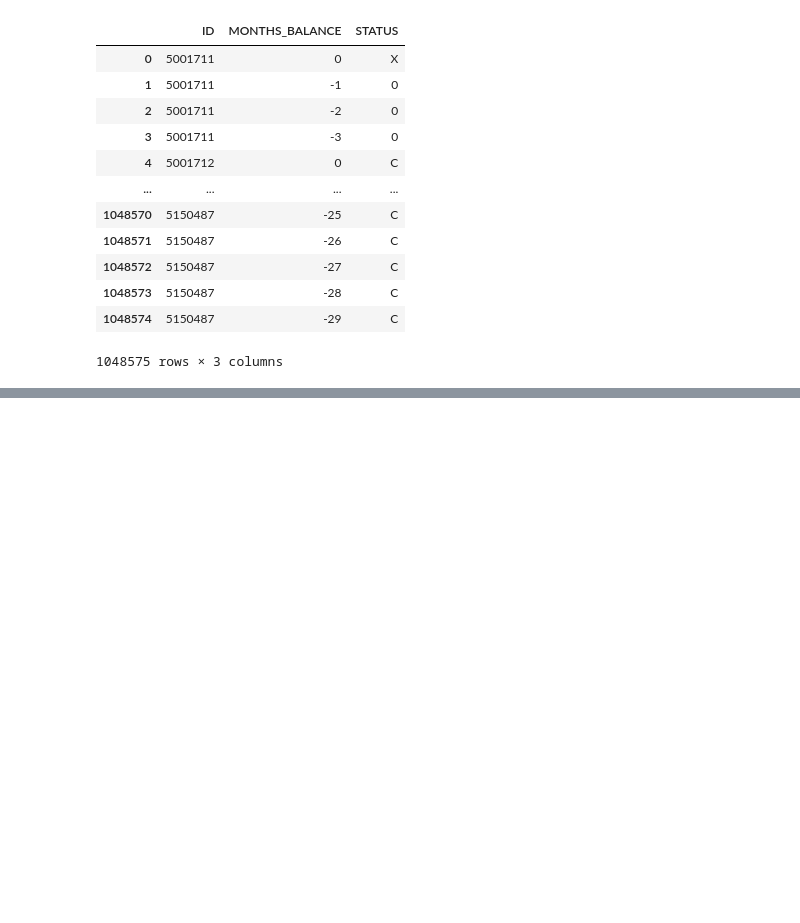
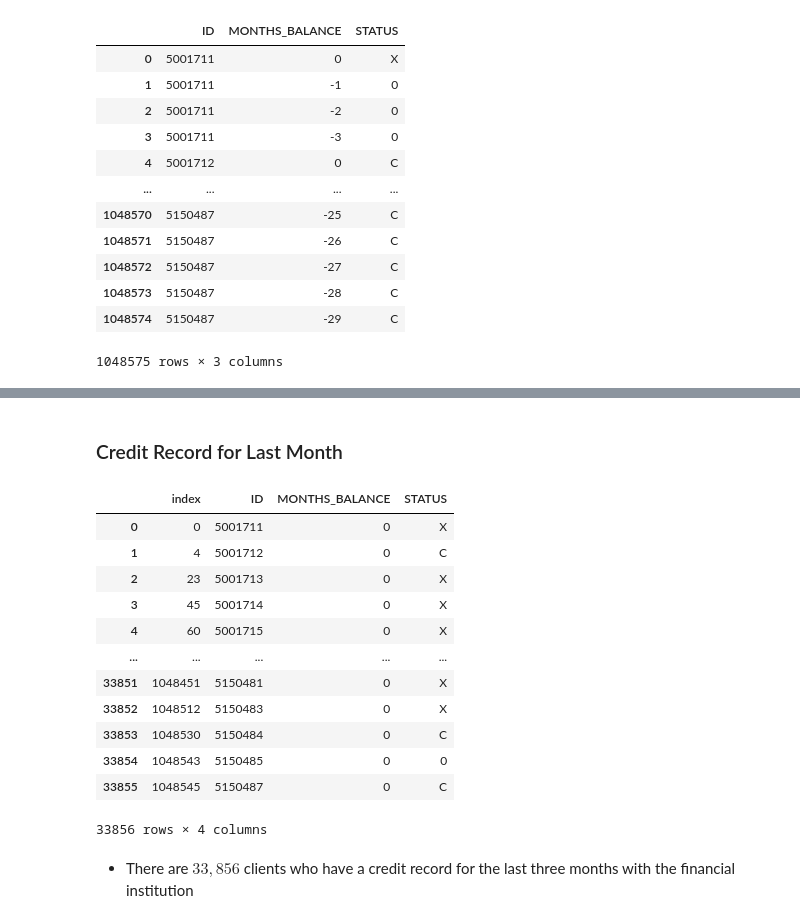
Before and after one commit to princeKike27/Credit-Card-Approval-Prediction, a Jupyter notebook: Credit_Car_Approval_Prediction.ipynb, the cells around one changed output, grey strips where cells are left out. Drawn from its saved outputs; the diff is of its cells as text; code cells hidden in the pictures; blank space fills up the shorter version.

```diff
--- a/Credit_Car_Approval_Prediction.ipynb
+++ b/Credit_Car_Approval_Prediction.ipynb
@@ -1575,0 +1608,23 @@ df_credit_record
+# %% [markdown]
+###  Credit Record for Last Month
+# %%
+# credit record of current month
+df_credit_cm = df_credit_record[df_credit_record['MONTHS_BALANCE'] == 0].reset_index()
+
+df_credit_cm
+# %% [output]
+|  | index | ID | MONTHS_BALANCE | STATUS |
+| 0 | 0 | 5001711 | 0 | X |
+| 1 | 4 | 5001712 | 0 | C |
+| 2 | 23 | 5001713 | 0 | X |
+| 3 | 45 | 5001714 | 0 | X |
+| 4 | 60 | 5001715 | 0 | X |
+| ... | ... | ... | ... | ... |
+| 33851 | 1048451 | 5150481 | 0 | X |
+| 33852 | 1048512 | 5150483 | 0 | X |
+| 33853 | 1048530 | 5150484 | 0 | C |
+| 33854 | 1048543 | 5150485 | 0 | 0 |
+| 33855 | 1048545 | 5150487 | 0 | C |
+33856 rows × 4 columns
+# %% [markdown]
+- There are $33,856$ clients who have a credit record for the last three months with the financial institution
```
Also changed, not shown: parts of 14 cells of this notebook.
